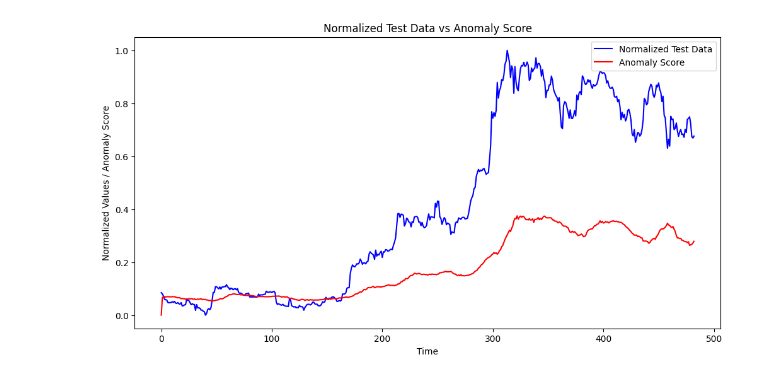
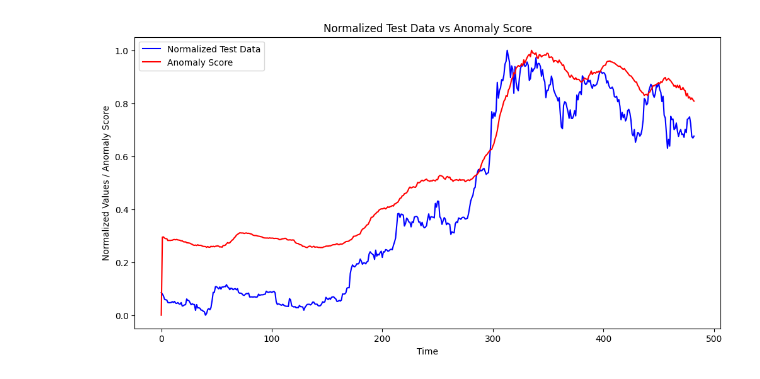
Before and after one commit to prodong04/GAN-based-approach-for-stock-price-anomaly-detection-and-investment-risk-management, a Jupyter notebook: visualizing.ipynb, the cells around one changed output. Cells and saved outputs as stored; diff of their text form; code cells hidden in the pictures.

```diff
--- a/visualizing.ipynb
+++ b/visualizing.ipynb
@@ -13,40 +1,47 @@ anomaly_scores = pd.read_csv('anomaly_score.csv', header=None)
 # %%
 
+import matplotlib.pyplot as plt
+import numpy as np
+import torch
+import pandas as pd
 from sklearn.preprocessing import MinMaxScaler
 
 # MinMaxScaler 생성 (값을 -1과 1 사이로 정규화)
-scaler = MinMaxScaler(feature_range=(0, 1))
+scaler1 = MinMaxScaler(feature_range=(0, 1))
+scaler2 = MinMaxScaler(feature_range=(0, 1))
 
-
+df_price = pd.read_csv('bitdata.csv')
 anomaly_scores = pd.read_csv('anomaly_score.csv', header=None)
 # test_data 마지막 부분 추출
 test_data = df_price['Close'][-len(anomaly_scores):]
 
 # 데이터 정규화 (reshape(-1, 1)을 통해 2D 배열로 변환)
-test_data_normalized = scaler.fit_transform(test_data.values.reshape(-1, 1))
+test_data_normalized = scaler1.fit_transform(test_data.values.reshape(-1, 1))
+anomaly_scores = scaler2.fit_transform(anomaly_scores[1].values.reshape(-1, 1))
 
 # 다시 1D로 변환
 test_data_normalized = test_data_normalized.flatten()
+anomaly_scores = anomaly_scores.flatten()
 
 
 # test_data의 길이에 맞추어 정규화된 test data 자르기
 
 # Plot 생성
 plt.figure(figsize=(12, 6))
 
 # 테스트 데이터 플롯
 plt.plot(test_data_normalized, label='Normalized Test Data', color='blue')
 
 # Anomaly Score 플롯
-plt.plot(anomaly_scores[1], label='Anomaly Score', color='red')
+plt.plot(anomaly_scores, label='Anomaly Score', color='red')
 
 # 그래프 제목 및 축 설정
 plt.title('Normalized Test Data vs Anomaly Score')
 plt.xlabel('Time')
 plt.ylabel('Normalized Values / Anomaly Score')
 plt.legend()
 
 # 그래프 보여주기
 plt.show()
 # %% [output]
-[figure, old version]
+[figure, new version]
```
Also changed, not shown: parts of 2 cells of this notebook, 5 other files.
